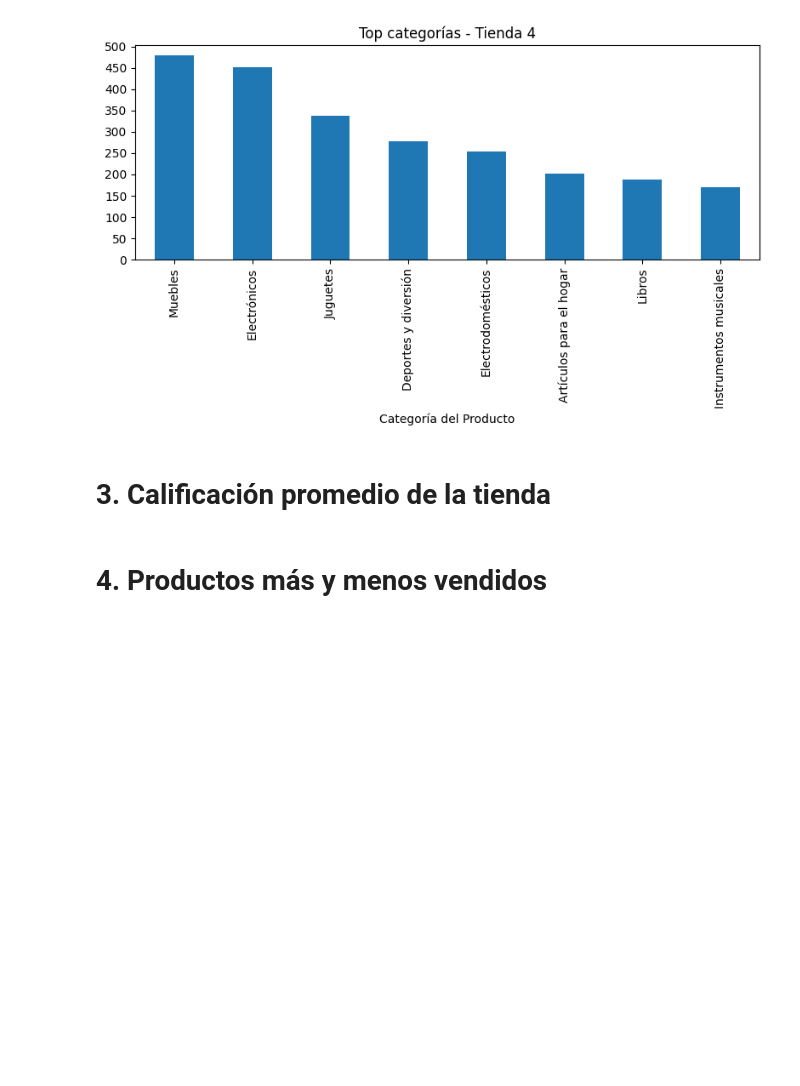
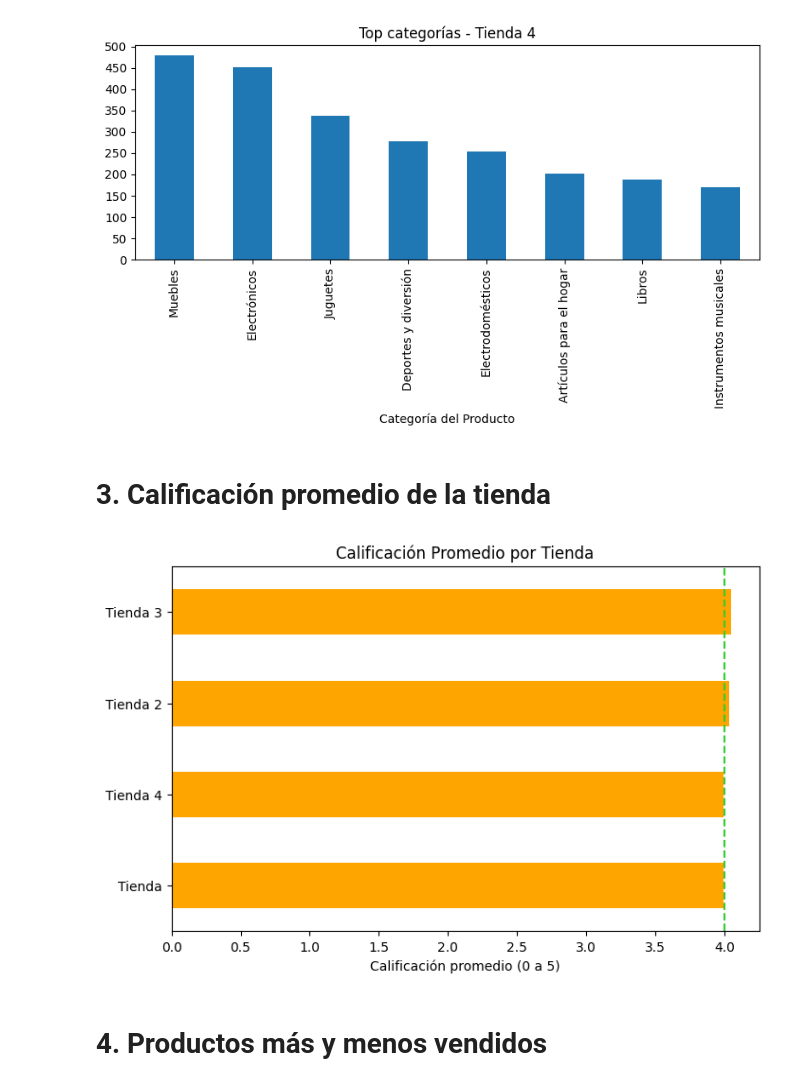
Before and after one commit to EnriqueRangel/AluraStoreLatamChallenge, a Jupyter notebook: AluraStoreLatam.ipynb, the cells around one changed output. Drawn from its saved outputs; the diff is of its cells as text; code cells hidden in the pictures; blank space fills up the shorter version.

```diff
--- a/AluraStoreLatam.ipynb
+++ b/AluraStoreLatam.ipynb
@@ -210,5 +211,23 @@ plt.show()
 [figure]
 # %% [markdown]
 # 3. Calificación promedio de la tienda
+# %%
+promedios = {
+    "Tienda": tienda["Calificación"].mean(),
+    "Tienda 2": tienda2["Calificación"].mean(),
+    "Tienda 3": tienda3["Calificación"].mean(),
+    "Tienda 4": tienda4["Calificación"].mean()
+}
+# %%
+promedios_serie = pd.Series(promedios).sort_values()
+# %%
+ax = promedios_serie.plot(kind="barh", figsize=(8,5), color="orange", title="Calificación Promedio por Tienda")
+ax.set_xlabel("Calificación promedio (0 a 5)")
+# Línea de referencia
+ax.axvline(x=4.0, color="limegreen", linestyle="--", linewidth=1.5)
+
+plt.show()
+# %% [output]
+[figure, added]
 # %% [markdown]
 # 4. Productos más y menos vendidos
```
Also changed, not shown: parts of 2 cells of this notebook.
